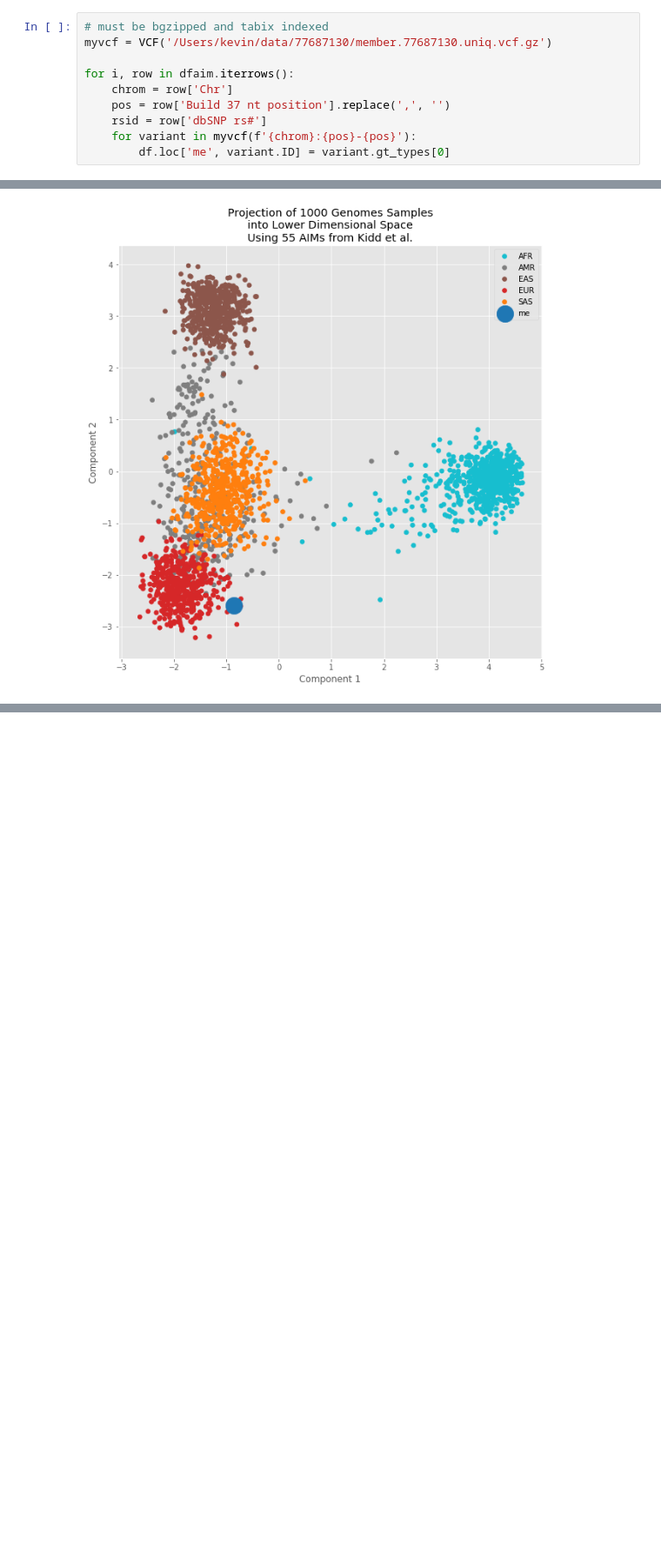
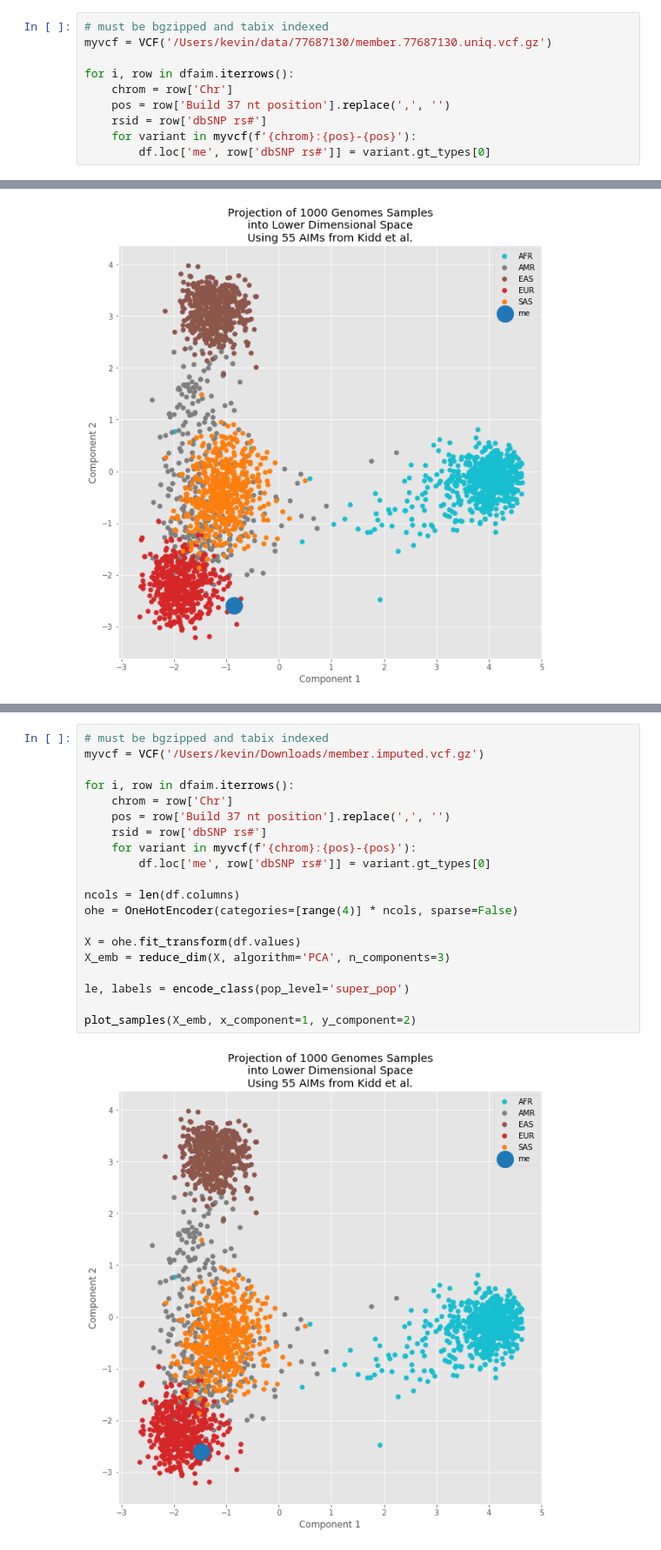
Before and after one commit to arvkevi/tgviz, a Jupyter notebook: notebooks/plot_walkthrough.ipynb, the cells around one changed output, grey strips where cells are left out. Shown at 87% size. Cells and saved outputs as stored; diff of their text form; blank space fills up the shorter version.

Commit message:
add imputed gt's for comparison

```diff
--- a/notebooks/plot_walkthrough.ipynb
+++ b/notebooks/plot_walkthrough.ipynb
@@ -221,7 +221,7 @@ for i, row in dfaim.iterrows():
     pos = row['Build 37 nt position'].replace(',', '')
     rsid = row['dbSNP rs#']
     for variant in myvcf(f'{chrom}:{pos}-{pos}'):
-        df.loc['me', variant.ID] = variant.gt_types[0]
+        df.loc['me', row['dbSNP rs#']] = variant.gt_types[0]
 # %%
 df.loc['me'].head()
 # %% [output]
@@ -247,0 +259,22 @@ plot_samples(X_emb, x_component=1, y_component=2)
+# %%
+# must be bgzipped and tabix indexed
+myvcf = VCF('/Users/kevin/Downloads/member.imputed.vcf.gz')
+
+for i, row in dfaim.iterrows():
+    chrom = row['Chr']
+    pos = row['Build 37 nt position'].replace(',', '')
+    rsid = row['dbSNP rs#']
+    for variant in myvcf(f'{chrom}:{pos}-{pos}'):
+        df.loc['me', row['dbSNP rs#']] = variant.gt_types[0]
+
+ncols = len(df.columns)
+ohe = OneHotEncoder(categories=[range(4)] * ncols, sparse=False)
+
+X = ohe.fit_transform(df.values)
+X_emb = reduce_dim(X, algorithm='PCA', n_components=3)
+
+le, labels = encode_class(pop_level='super_pop')
+
+plot_samples(X_emb, x_component=1, y_component=2)
+# %% [output]
+[figure, added]
```
Also changed, not shown: parts of 4 cells of this notebook.
